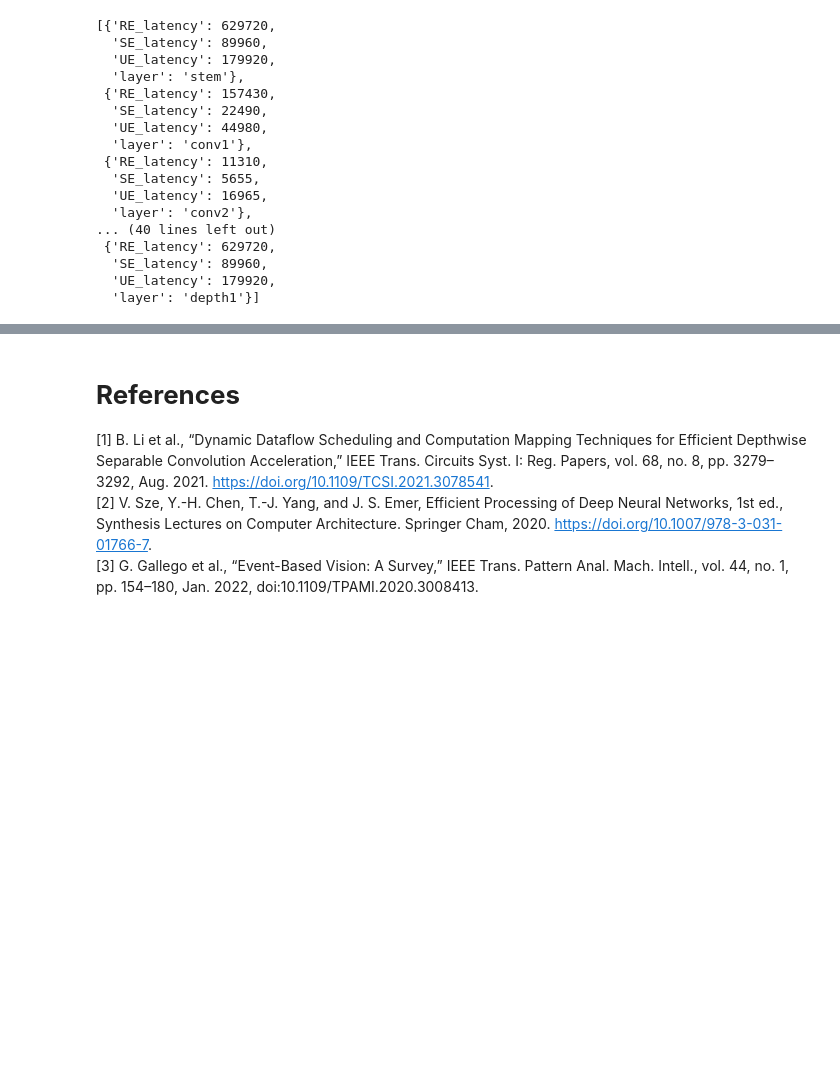
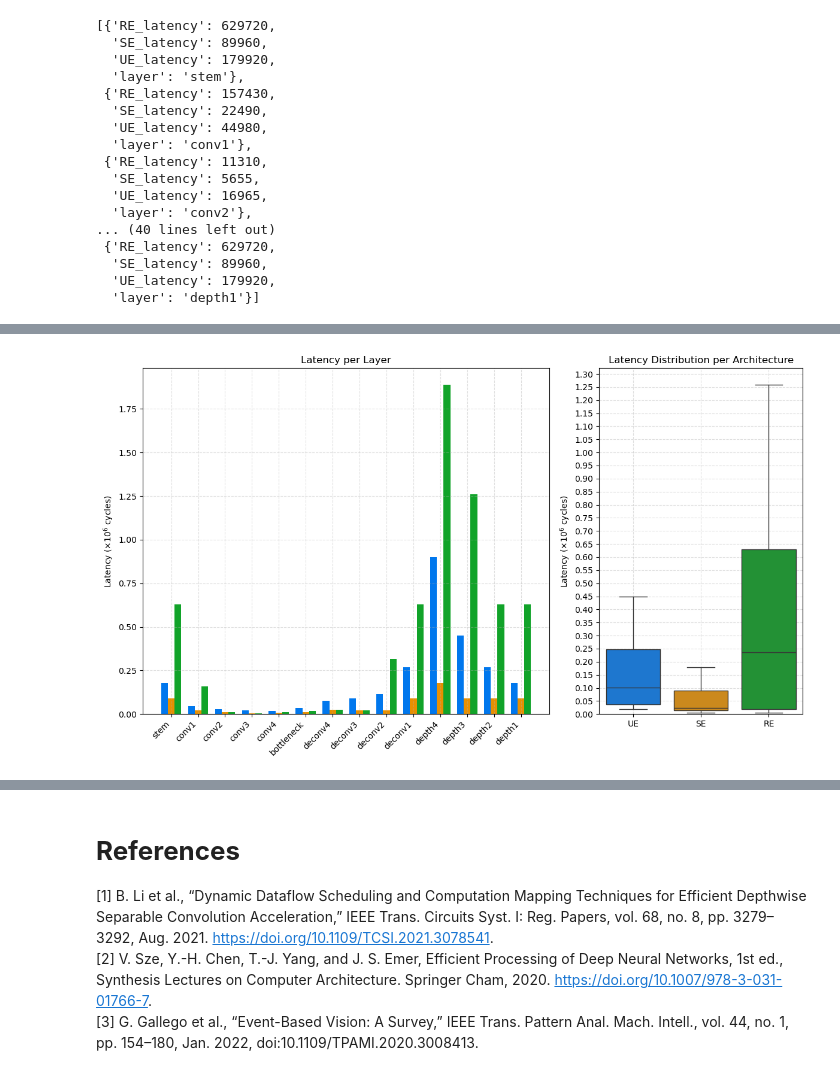
Before and after one commit to asbc19/Space-SNN_Project, a Jupyter notebook: dse.ipynb, the cells around one changed output, grey strips where cells are left out. Drawn from its saved outputs; the diff is of its cells as text; code cells hidden in the pictures; blank space fills up the shorter version.

```diff
--- a/dse.ipynb
+++ b/dse.ipynb
@@ -899,0 +1371,32 @@ pprint(latency_results)
+# %%
+# (row, column) --> (i,j)
+
+# UE
+ue_array = (49, 64)
+
+# SE
+# (row, column) --> (i,j)
+se_array_dw = (49, 128)
+se_array_pw = (128, 64)
+
+# RE
+# (row, column) --> (i,j)
+re_array = (128, 128)
+dw_cols_inter = 64  # Number of columns for DW in RE for inter-channel
+dw_cols_inter_prediction = 127  # Number of columns for DW in RE for inter-channel operation in prediction layers
+dw_cols_intra = 120  # Number of columns for DW in RE for intra-channel
+# %%
+# Analyze latency
+latency_results = analyze_original_latency(
+    network_layers=network_layers,
+    filter_size=filter_size,
+    compute_array_ue=ue_array,
+    compute_array_se=se_array_pw,
+    compute_array_re=re_array,
+    dw_c_inter=dw_cols_inter,
+    dw_c_inter_pred=dw_cols_inter_prediction,
+    dw_c_intra=dw_cols_intra,
+    verbose=False
+)
+# %% [output]
+[figure, added]
```
Also changed, not shown: parts of 36 cells of this notebook, 1 other file.
